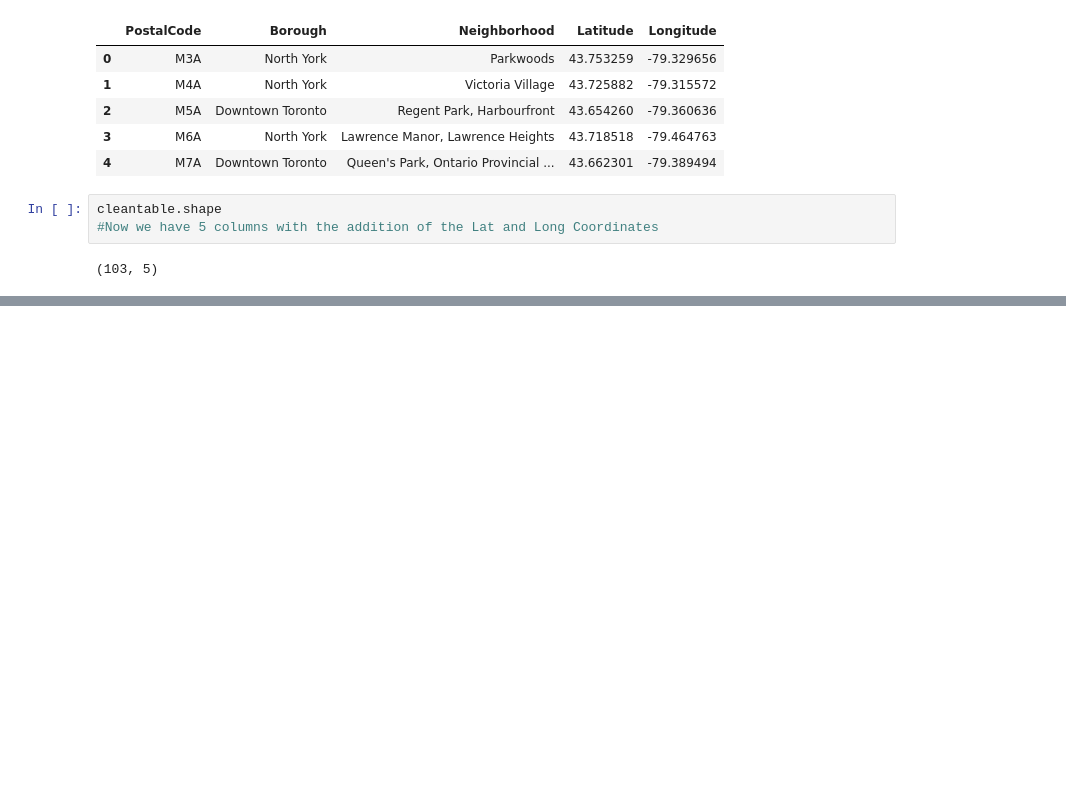
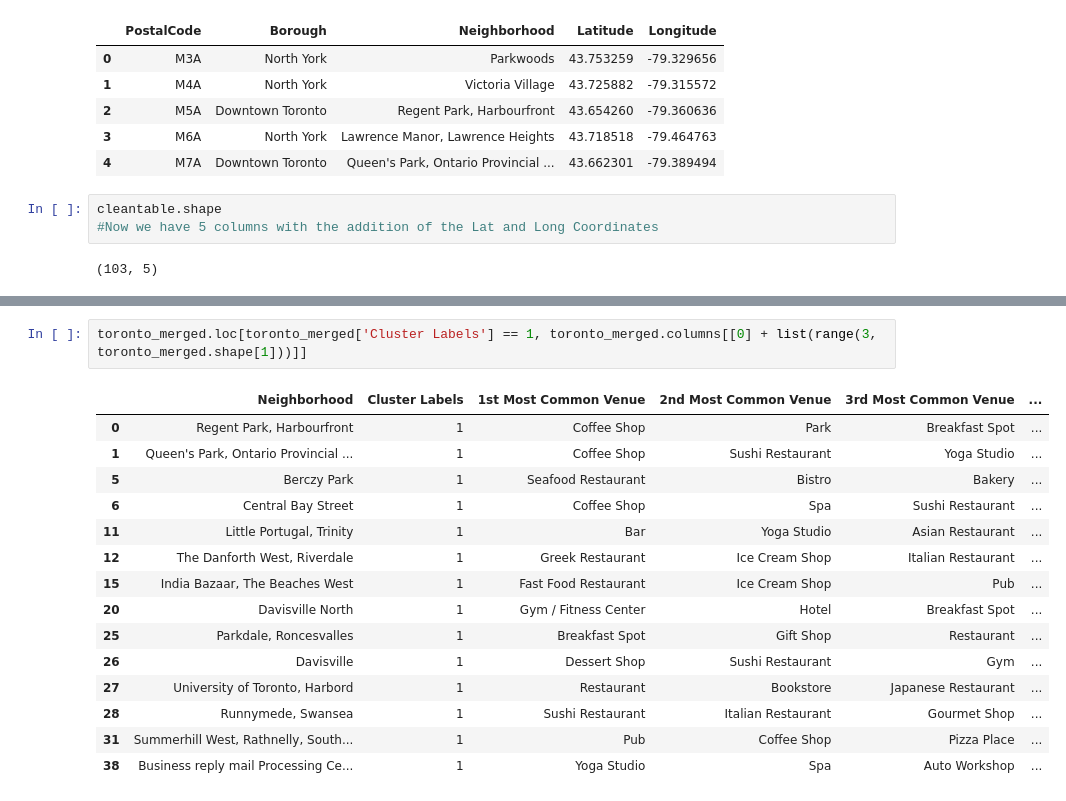
Before and after one commit to simplyDonald/Coursera_Capstone, a Jupyter notebook: Segmentation_project_Wk3.ipynb, the cells around one changed output, grey strips where cells are left out. Drawn from its saved outputs; the diff is of its cells as text; blank space fills up the shorter version.

```diff
--- a/Segmentation_project_Wk3.ipynb
+++ b/Segmentation_project_Wk3.ipynb
@@ -114,0 +541,18 @@ cleantable.shape
+# %%
+toronto_merged.loc[toronto_merged['Cluster Labels'] == 1, toronto_merged.columns[[0] + list(range(3, toronto_merged.shape[1]))]]
+# %% [output]
+|  | Neighborhood | Cluster Labels | 1st Most Common Venue | 2nd Most Common Venue | 3rd Most Common Venue | ... |
+| 0 | Regent Park, Harbourfront | 1 | Coffee Shop | Park | Breakfast Spot | ... |
+| 1 | Queen's Park, Ontario Provincial ... | 1 | Coffee Shop | Sushi Restaurant | Yoga Studio | ... |
+| 5 | Berczy Park | 1 | Seafood Restaurant | Bistro | Bakery | ... |
+| 6 | Central Bay Street | 1 | Coffee Shop | Spa | Sushi Restaurant | ... |
+| 11 | Little Portugal, Trinity | 1 | Bar | Yoga Studio | Asian Restaurant | ... |
+| 12 | The Danforth West, Riverdale | 1 | Greek Restaurant | Ice Cream Shop | Italian Restaurant | ... |
+| 15 | India Bazaar, The Beaches West | 1 | Fast Food Restaurant | Ice Cream Shop | Pub | ... |
+| 20 | Davisville North | 1 | Gym / Fitness Center | Hotel | Breakfast Spot | ... |
+| 25 | Parkdale, Roncesvalles | 1 | Breakfast Spot | Gift Shop | Restaurant | ... |
+| 26 | Davisville | 1 | Dessert Shop | Sushi Restaurant | Gym | ... |
+| 27 | University of Toronto, Harbord | 1 | Restaurant | Bookstore | Japanese Restaurant | ... |
+| 28 | Runnymede, Swansea | 1 | Sushi Restaurant | Italian Restaurant | Gourmet Shop | ... |
+| 31 | Summerhill West, Rathnelly, South... | 1 | Pub | Coffee Shop | Pizza Place | ... |
+| 38 | Business reply mail Processing Ce... | 1 | Yoga Studio | Spa | Auto Workshop | ... |
```
Also changed, not shown: parts of 44 cells of this notebook.
